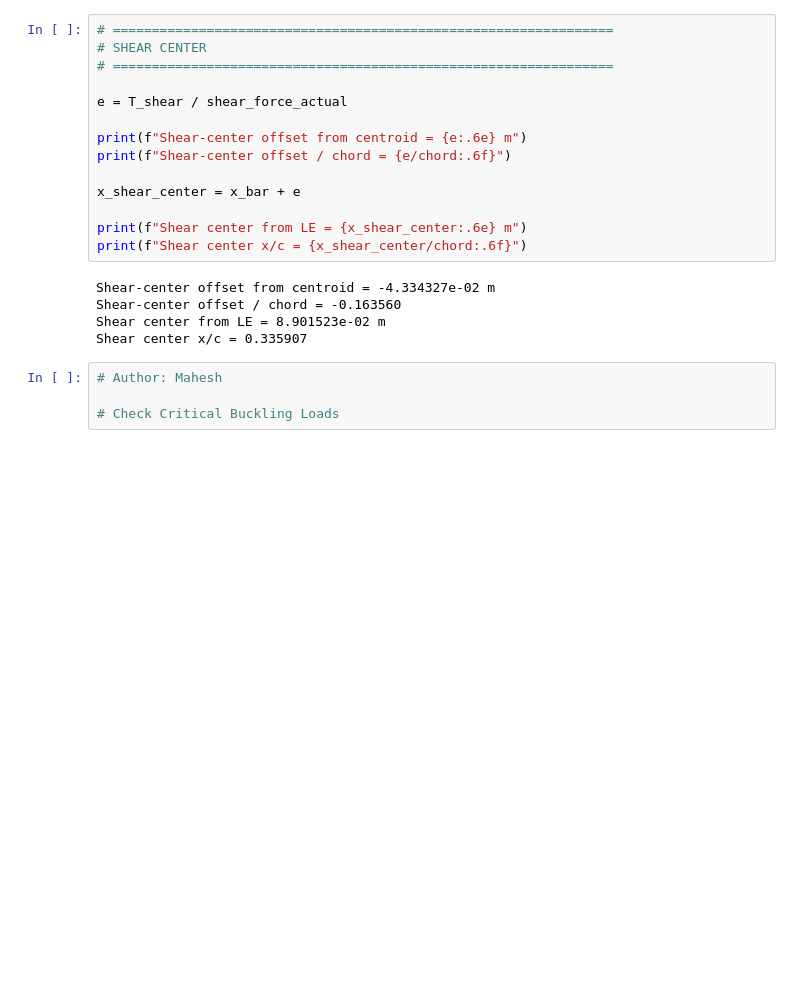
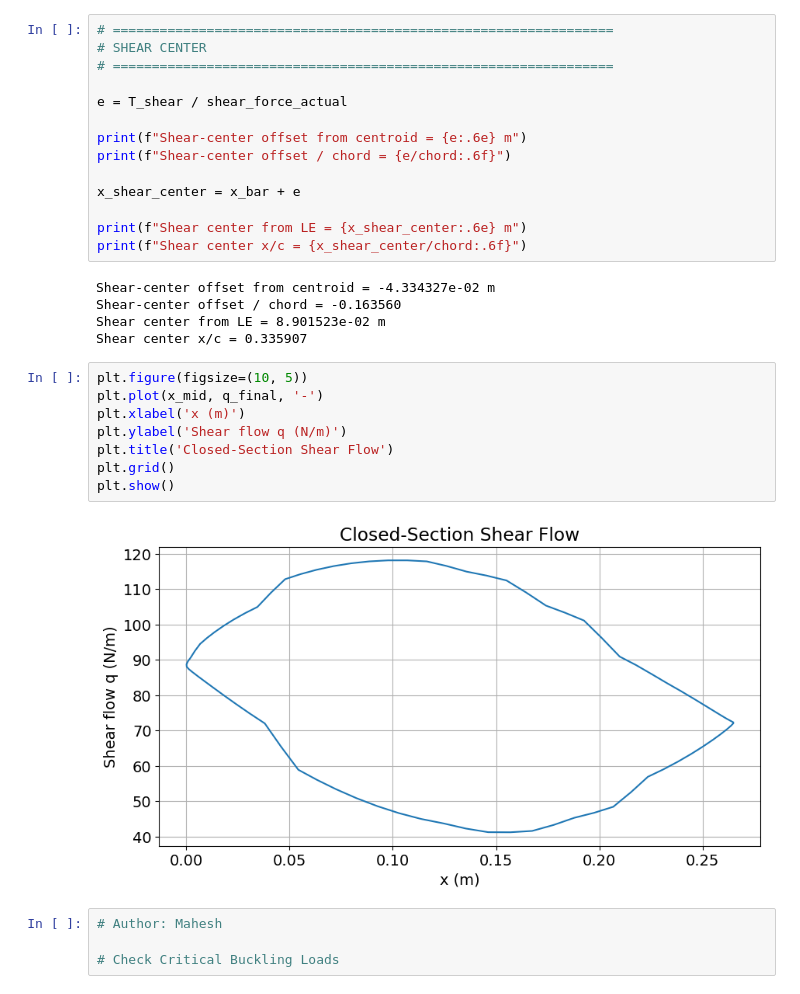
Before and after one commit to abhijeetmangela/skunk_works, a Jupyter notebook: AS5100_MP/without_spar/shear_center_corrected.ipynb, the cells around one changed output. Cells and saved outputs as stored; diff of their text form; blank space fills up the shorter version.

Commit message:
Added some sheet flow

```diff
--- a/AS5100_MP/without_spar/shear_center_corrected.ipynb
+++ b/AS5100_MP/without_spar/shear_center_corrected.ipynb
@@ -632,6 +632,16 @@ Shear-center offset from centroid = -4.334327e-02 m
 Shear-center offset / chord = -0.163560
 Shear center from LE = 8.901523e-02 m
 Shear center x/c = 0.335907
+# %%
+plt.figure(figsize=(10, 5))
+plt.plot(x_mid, q_final, '-')
+plt.xlabel('x (m)')
+plt.ylabel('Shear flow q (N/m)')
+plt.title('Closed-Section Shear Flow')
+plt.grid()
+plt.show()
+# %% [output]
+[figure, added]
 # %%
 # Author: Mahesh
 
```
Also changed, not shown: parts of 5 cells of this notebook, 4 other files.
